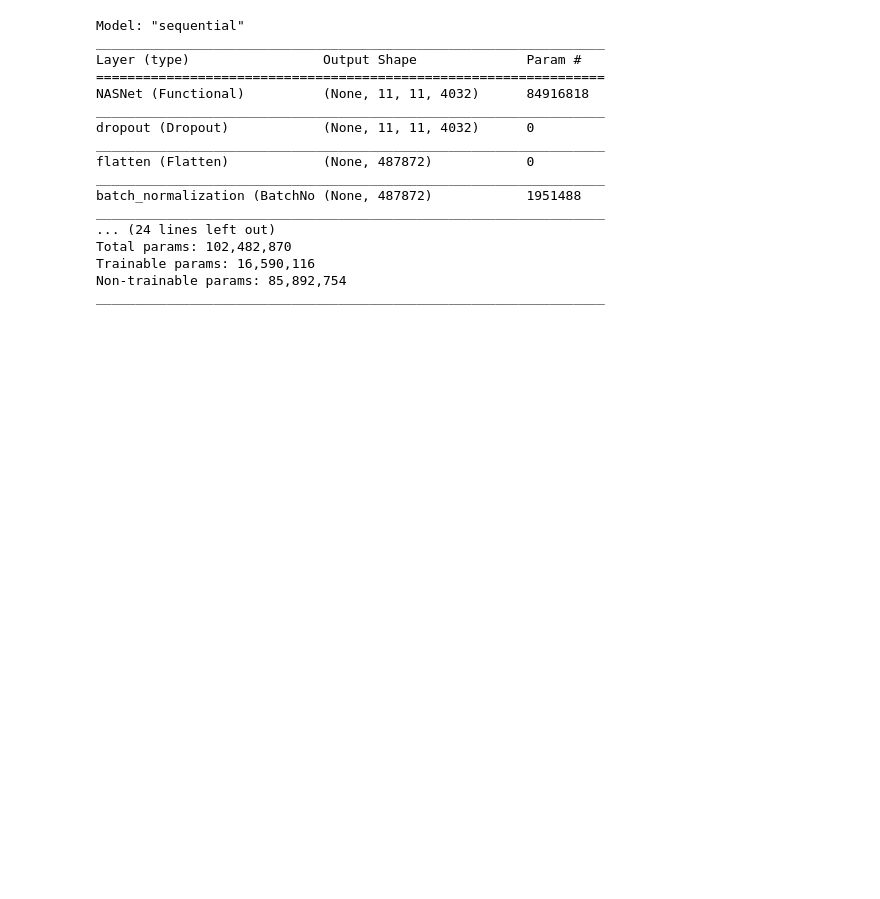
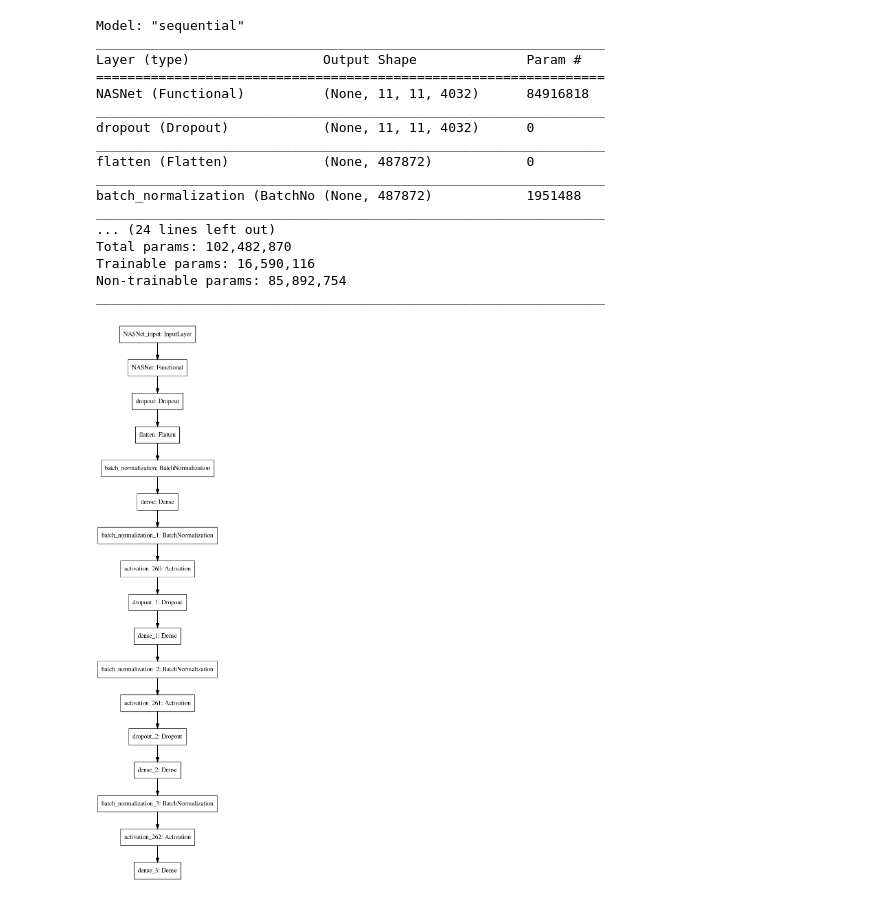
Before and after one commit to srdhal/Alzheimer-s-Classification, a Jupyter notebook: alzheimer-s-classification-nasnetlarge.ipynb, the cells around one changed output. Drawn from its saved outputs; the diff is of its cells as text; code cells hidden in the pictures; blank space fills up the shorter version.

```diff
--- a/alzheimer-s-classification-nasnetlarge.ipynb
+++ b/alzheimer-s-classification-nasnetlarge.ipynb
@@ -153,4 +152,9 @@ Total params: 102,482,870
 Trainable params: 16,590,116
 Non-trainable params: 85,892,754
 _________________________________________________________________
+# %%
+# Visualization of the model
+plot_model(model)
+# %% [output]
+[figure, added]
 # %%
```
Also changed, not shown: parts of 7 cells of this notebook.
